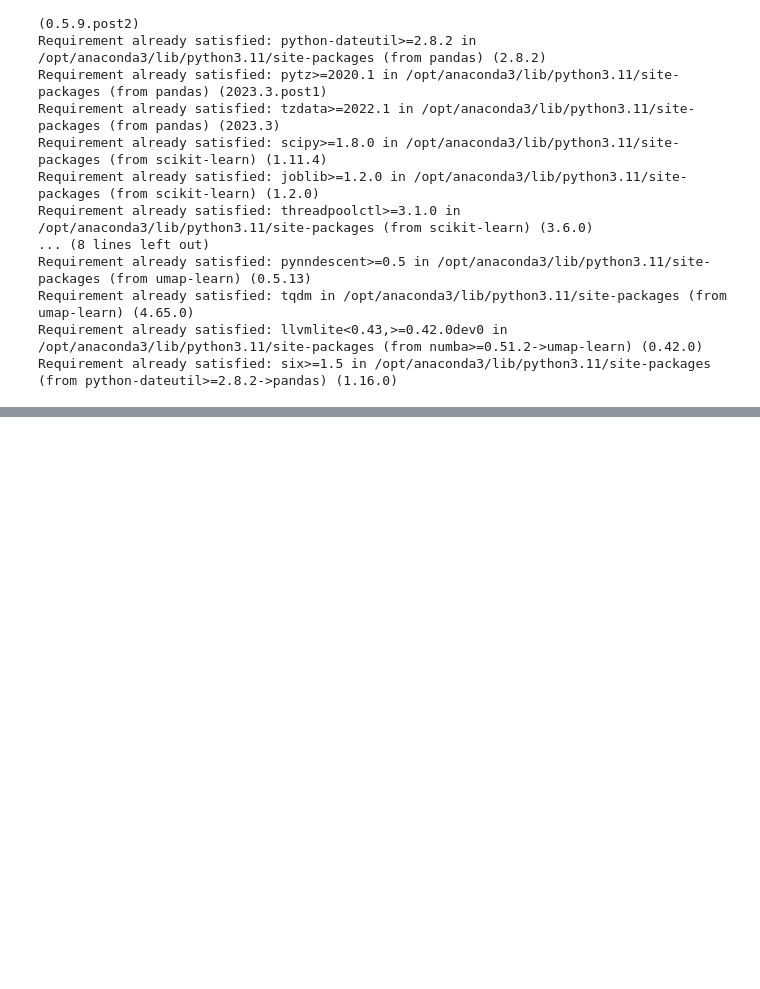
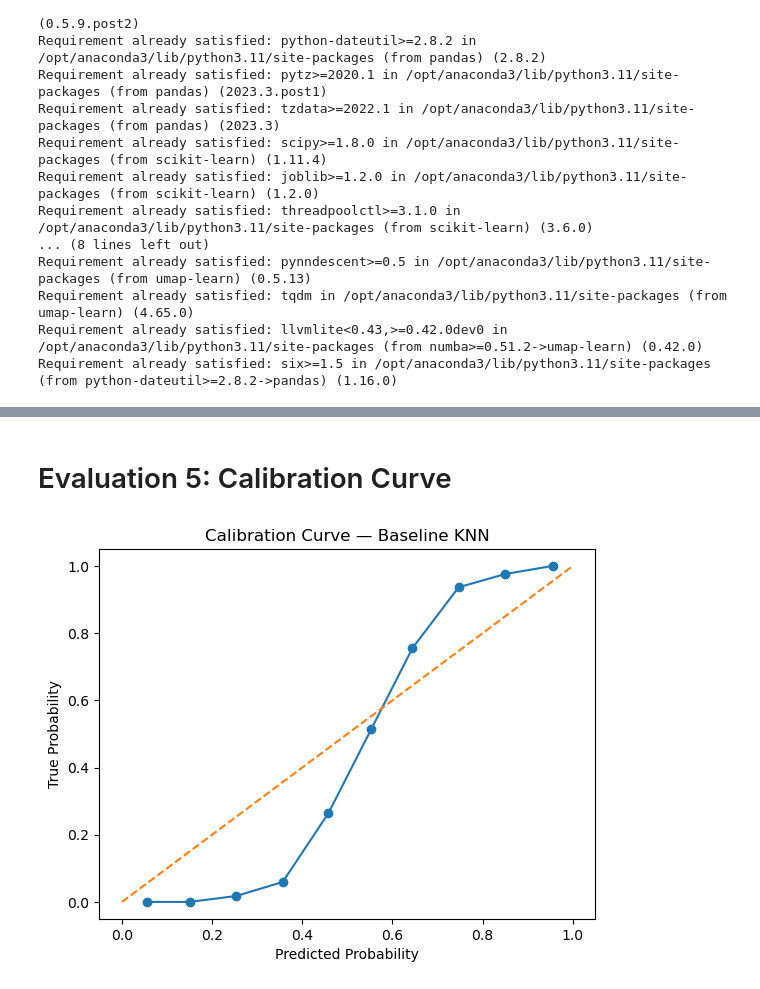
Before and after one commit to mayank2309jha/FML-2025-Group-Project, a Jupyter notebook: knn.ipynb, the cells around one changed output, grey strips where cells are left out. Cells and saved outputs as stored; diff of their text form; code cells hidden in the pictures; blank space fills up the shorter version.

```diff
--- a/knn.ipynb
+++ b/knn.ipynb
@@ -79,0 +23,3 @@ Name: count, dtype: int64
+# %%
+import pandas as pd
+data = pd.read_csv("data.csv")
@@ -79,0 +321,25 @@ Name: count, dtype: int64
+# %% [markdown]
+# Evaluation 5: Calibration Curve
+# %%
+# ------------------------------------------------
+# EVALUATION 5 — CALIBRATION CURVE
+# ------------------------------------------------
+
+from sklearn.calibration import calibration_curve
+import matplotlib.pyplot as plt
+
+prob_true, prob_pred = calibration_curve(y_test, y_prob, n_bins=10)
+
+results["baseline_knn"]["calibration_curve"] = {
+    "prob_true": prob_true,
+    "prob_pred": prob_pred
+}
+
+plt.plot(prob_pred, prob_true, marker='o')
+plt.plot([0,1], [0,1], linestyle='--')
+plt.xlabel("Predicted Probability")
+plt.ylabel("True Probability")
+plt.title("Calibration Curve — Baseline KNN")
+plt.show()
+# %% [output]
+[figure, added]
```
Also changed, not shown: parts of 30 cells of this notebook.
